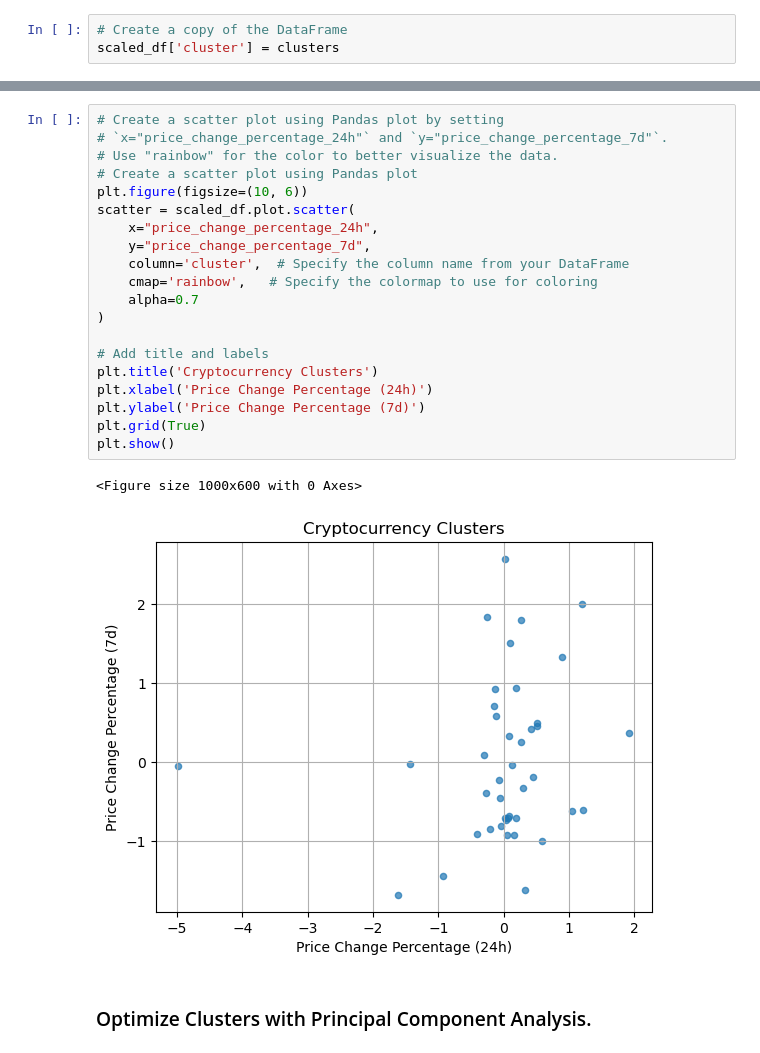
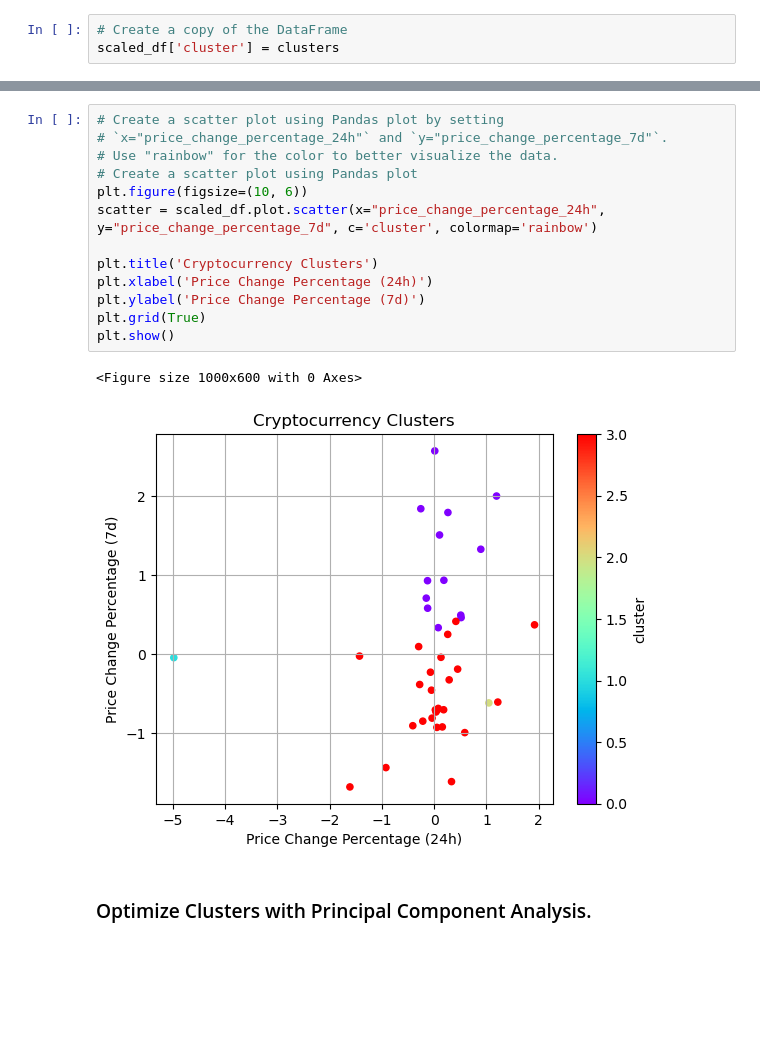
Before and after one commit to gordon-laraven/CryptoClustering, a Jupyter notebook: Starter_Code/Crypto_Clustering.ipynb, the cells around one changed output, grey strips where cells are left out. Drawn from its saved outputs; the diff is of its cells as text; blank space fills up the shorter version.

```diff
--- a/Starter_Code/Crypto_Clustering.ipynb
+++ b/Starter_Code/Crypto_Clustering.ipynb
@@ -177,26 +176,19 @@ print(scaled_df.head())
 # %%
 # Create a scatter plot using Pandas plot by setting
 # `x="price_change_percentage_24h"` and `y="price_change_percentage_7d"`.
 # Use "rainbow" for the color to better visualize the data.
 # Create a scatter plot using Pandas plot
 plt.figure(figsize=(10, 6))
-scatter = scaled_df.plot.scatter(
-    x="price_change_percentage_24h",
-    y="price_change_percentage_7d",
-    column='cluster',  # Specify the column name from your DataFrame
-    cmap='rainbow',   # Specify the colormap to use for coloring
-    alpha=0.7
-)
+scatter = scaled_df.plot.scatter(x="price_change_percentage_24h", y="price_change_percentage_7d", c='cluster', colormap='rainbow')
 
-# Add title and labels
 plt.title('Cryptocurrency Clusters')
 plt.xlabel('Price Change Percentage (24h)')
 plt.ylabel('Price Change Percentage (7d)')
 plt.grid(True)
 plt.show()
 # %% [output]
 <Figure size 1000x600 with 0 Axes>
-[figure, old version]
+[figure, new version]
 # %% [markdown]
 ### Optimize Clusters with Principal Component Analysis.
 # %%
```
Also changed, not shown: parts of 28 cells of this notebook.
